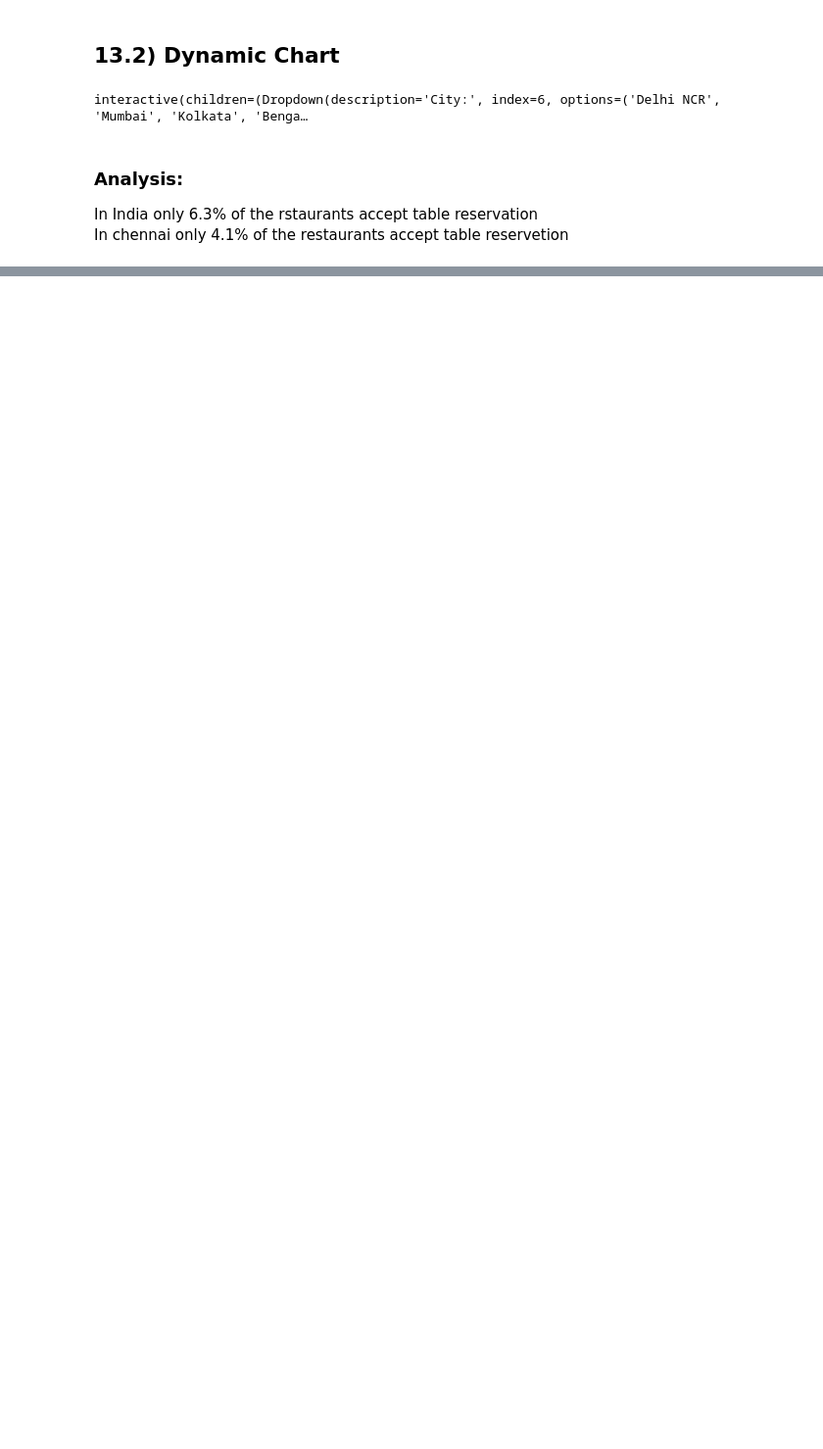
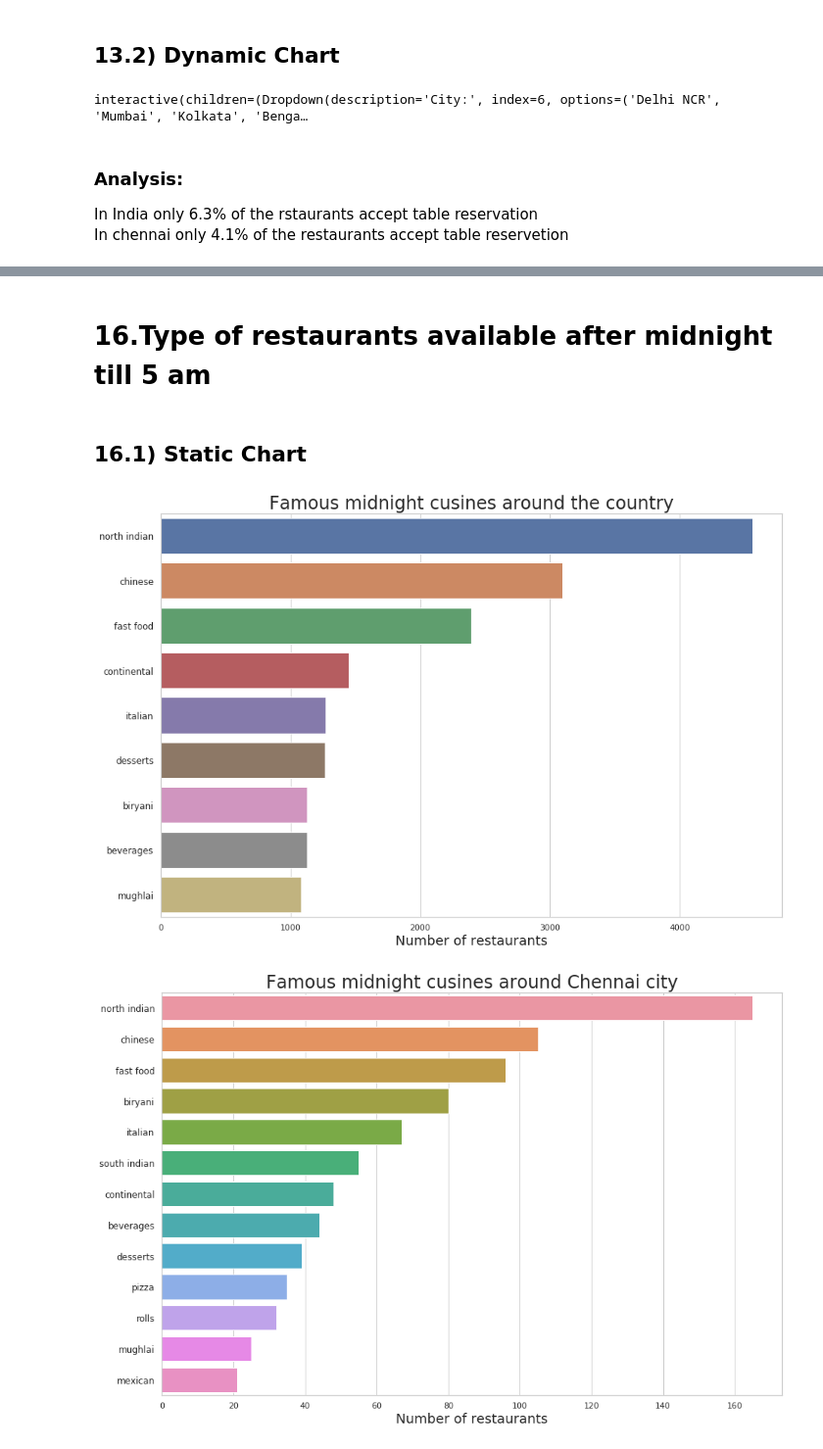
Before and after one commit to ngokulakannan/zomato-india, a Jupyter notebook: Zomato_India_Data_Analysis.ipynb, the cells around one changed output, grey strips where cells are left out. Shown at 98% size. Drawn from its saved outputs; the diff is of its cells as text; code cells hidden in the pictures; blank space fills up the shorter version.

```diff
--- a/Zomato_India_Data_Analysis.ipynb
+++ b/Zomato_India_Data_Analysis.ipynb
@@ -737,0 +898,52 @@ interactive(children=(Dropdown(description='City:', index=6, options=('Delhi NCR
+# %% [markdown]
+# 16.Type of restaurants available after midnight till 5 am
+# %%
+def get_midnight_restaurants(row):
+    timings=row['timings']
+    if type(timings) is str:
+        days = json.loads(timings.replace("'",'"'))
+        day="Mon"
+        for hour,state in enumerate( days[day]):
+                if state > 0 and (hour<5 ):
+                    return row
+# %% [markdown]
+## 16.1) Static Chart
+# %%
+def find_famous_cusines_at_midnight(data_frame,title,min_no_of_cusines):
+    data_frame = data_frame.apply(get_midnight_restaurants,axis=1,result_type='broadcast')
+    data_frame.dropna(inplace=True)
+    cusines=data_frame['cusine'].dropna()
+    all_cus=list()
+    for cusine in cusines:
+            temp=cusine.split(',')
+            for t in temp:
+                all_cus.append(t.strip().lower())
+    cusines_counter=dict(Counter(all_cus))
+
+    cusine_dict= OrderedDict()
+    cusine_list=[]
+    counter_list=[]
+
+    for key, value in sorted(cusines_counter.items(), key=lambda item: item[1],reverse=True ):
+        cusine_dict[key]=value
+        if value > min_no_of_cusines:
+            cusine_list.append(key)
+            counter_list.append(value)
+    sns.set(style="whitegrid")
+    plt.figure(figsize=(15,10))
+
+    sns.barplot(x= counter_list,y=cusine_list)
+    plt.xlabel("Number of restaurants",size=18)
+    plt.title(title,size=24)
+    for tick in plt.gca().get_yticklabels():
+        tick.set_fontsize(12)
+    plt.show()
+#Famous cusines - india
+find_famous_cusines_at_midnight(df,"Famous midnight cusines around the country",1000)
+
+#Famous cusines - chennai
+df_chennai=df[df.city=="Chennai"]
+find_famous_cusines_at_midnight(df_chennai,"Famous midnight cusines around Chennai city",20)
+# %% [output]
+[figure, added]
+[figure, added]
```
Also changed, not shown: parts of 27 cells of this notebook.
